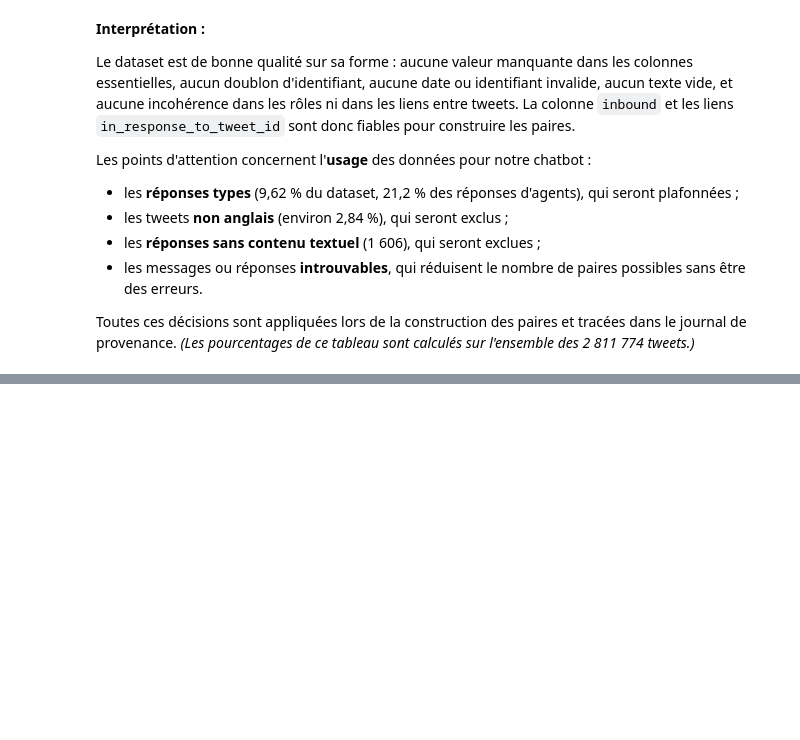
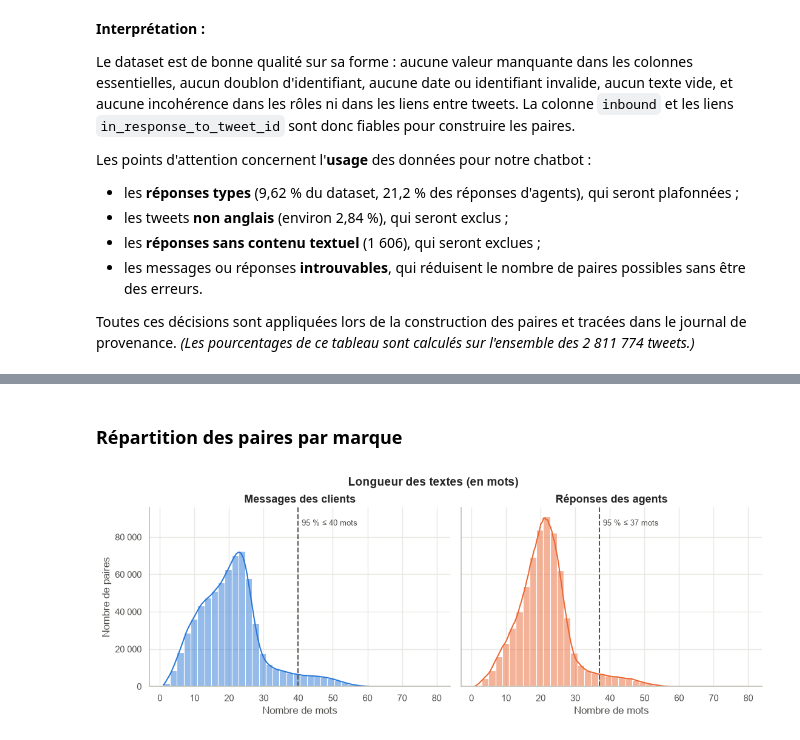
Before and after one commit to ranimmhiri/supportbot, a Jupyter notebook: notebooks/supportbot.ipynb, the cells around one changed output, grey strips where cells are left out. Cells and saved outputs as stored; diff of their text form; code cells hidden in the pictures; blank space fills up the shorter version.

```diff
--- a/notebooks/supportbot.ipynb
+++ b/notebooks/supportbot.ipynb
@@ -845,0 +1249,29 @@ journal de provenance. *(Les pourcentages de ce tableau sont calculés sur l'ens
+# %% [markdown]
+### Répartition des paires par marque
+# %%
+paires["nb_mots_message"] = paires["message"].str.split().str.len()
+paires["nb_mots_reponse"] = paires["reponse"].str.split().str.len()
+
+# Un seul tableau "long" : une ligne par texte, avec sa longueur et son type
+longueurs = pd.concat([
+    pd.DataFrame({"mots": paires["nb_mots_message"], "texte": "Messages des clients"}),
+    pd.DataFrame({"mots": paires["nb_mots_reponse"], "texte": "Réponses des agents"}),
+])
+longueurs["mots"] = longueurs["mots"].clip(upper=80)
+
+g = sns.displot(data=longueurs, x="mots", col="texte", hue="texte", palette=[BLEU, ORANGE],
+                binwidth=2, kde=True, legend=False, height=4, aspect=1.4,
+                facet_kws={"sharey": True})
+for ax, (texte, sous_tableau) in zip(g.axes.flat, longueurs.groupby("texte")):
+    p95 = sous_tableau["mots"].quantile(0.95)
+    ax.axvline(p95, color=GRIS, linestyle="--", linewidth=1.5)
+    ax.text(p95 + 1, ax.get_ylim()[1] * 0.9, f"95 % ≤ {p95:.0f} mots", color=GRIS, fontsize=9)
+    ax.set_title(texte)
+    ax.set_xlabel("Nombre de mots")
+g.axes.flat[0].set_ylabel("Nombre de paires")
+g.axes.flat[0].yaxis.set_major_formatter(espaces)
+g.figure.suptitle("Longueur des textes (en mots)", fontsize=14, fontweight="bold", y=1.03)
+sauvegarder(g.figure, "longueur_paires")
+plt.show()
+# %% [output]
+[figure, added]
```
Also changed, not shown: parts of 45 cells of this notebook, 4 other files.
